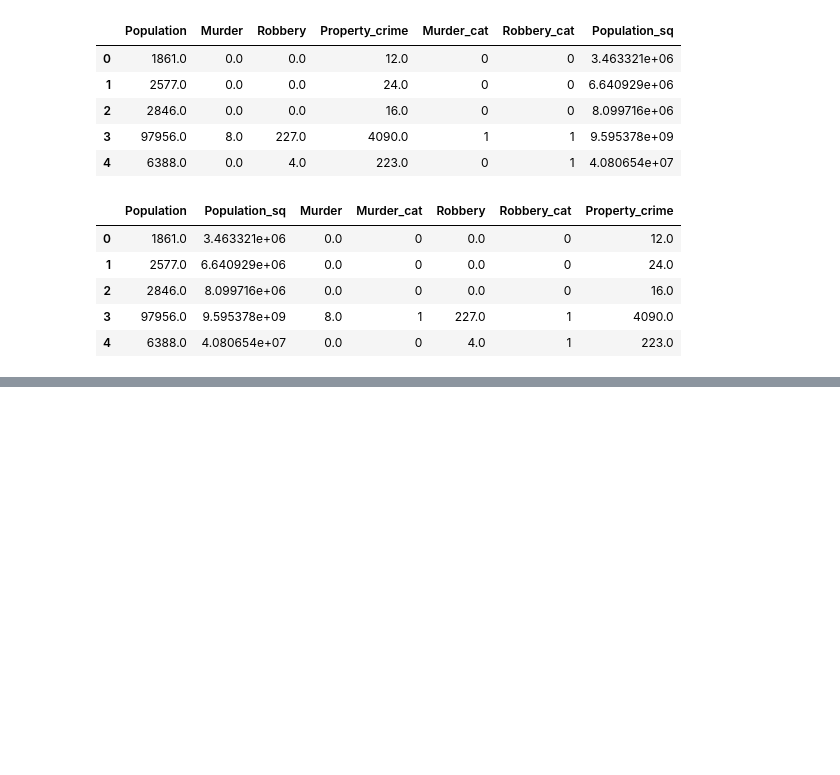
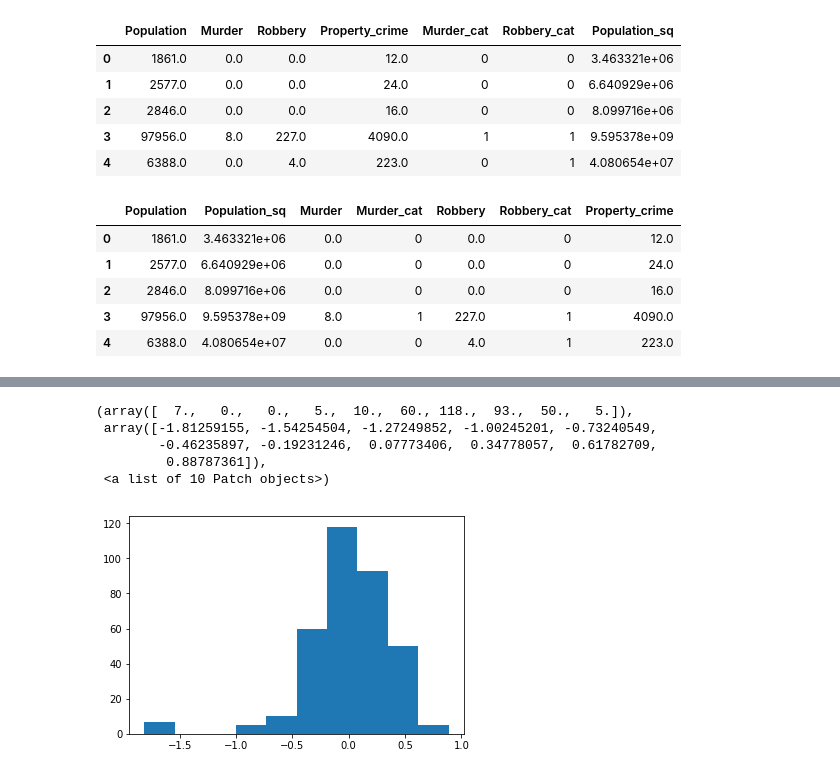
Before and after one commit to george1577/Thinkful_Data_Science, a Jupyter notebook: Drills_and_Assignments/Data_Science_Bootcamp/Unit_2_Supervised_learning/Lesson_4_Linear_regression/Challenge_make_your_own_regression_model/Challenge make your own regression model.ipynb, the cells around one changed output, grey strips where cells are left out. Saved outputs shown, nothing was run; the diff lists cells and outputs as text; code cells hidden in the pictures; blank space fills up the shorter version.

```diff
--- a/Drills_and_Assignments/Data_Science_Bootcamp/Unit_2_Supervised_learning/Lesson_4_Linear_regression/Challenge_make_your_own_regression_model/Challenge make your own regression model.ipynb
+++ b/Drills_and_Assignments/Data_Science_Bootcamp/Unit_2_Supervised_learning/Lesson_4_Linear_regression/Challenge_make_your_own_regression_model/Challenge make your own regression model.ipynb
@@ -277,3 +286,12 @@ R-squared:
+# %%
+plt.hist(residue)
+# %% [output]
+(array([  7.,   0.,   0.,   5.,  10.,  60., 118.,  93.,  50.,   5.]),
+ array([-1.81259155, -1.54254504, -1.27249852, -1.00245201, -0.73240549,
+        -0.46235897, -0.19231246,  0.07773406,  0.34778057,  0.61782709,
+         0.88787361]),
+ <a list of 10 Patch objects>)
+[figure, added]
 # %%
 # test of heteroscedasticity
 plt.scatter(predict, residue)
```
Also changed, not shown: parts of 8 cells of this notebook, 16 other files.
